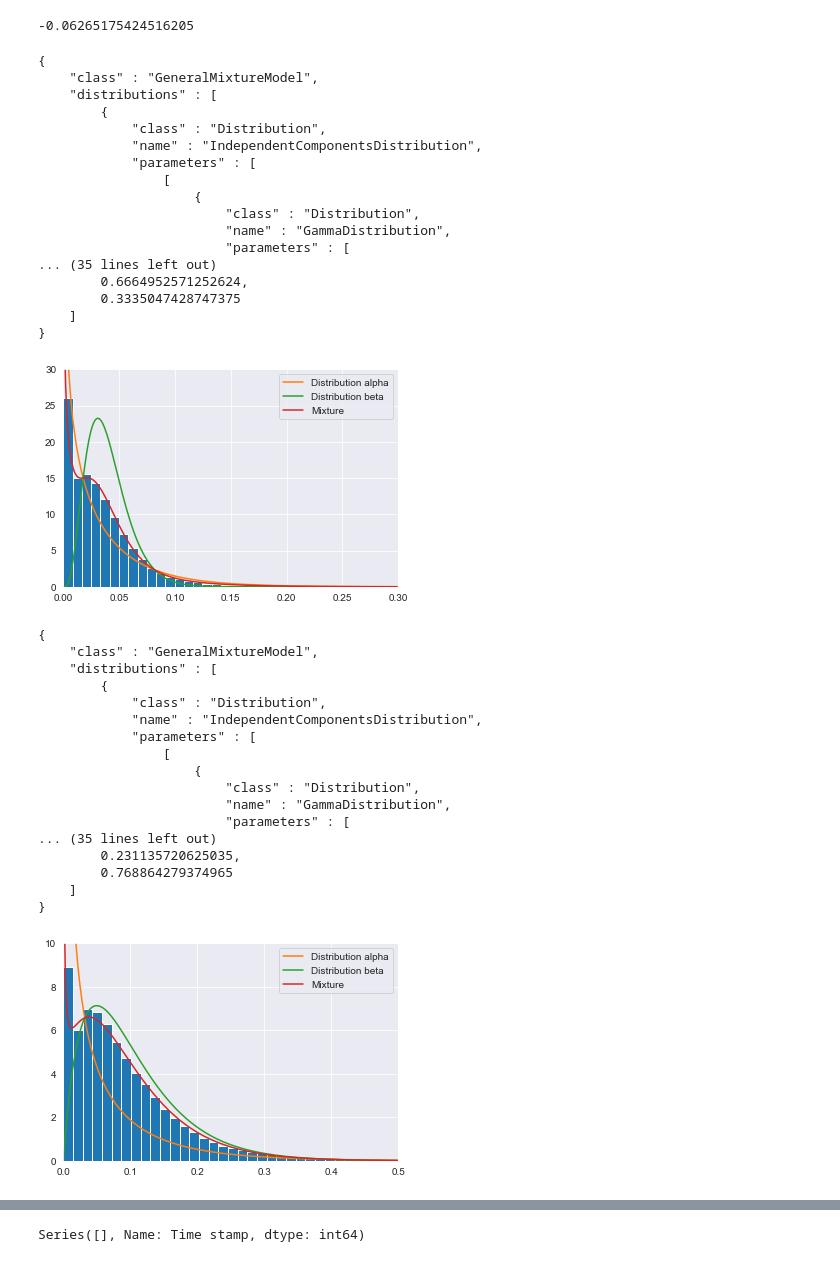
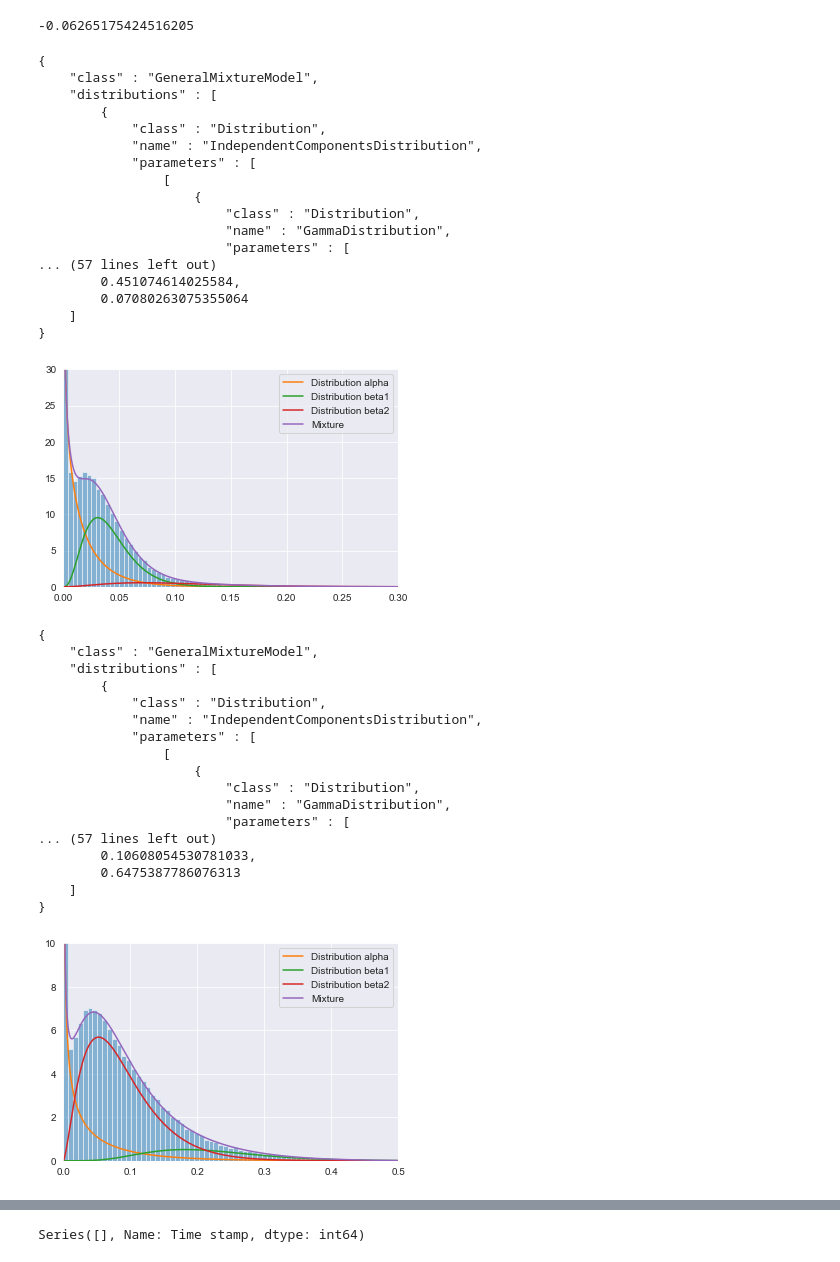
Before and after one commit to HarmoniaLeo/prophesee-automotive-dataset-toolbox, a Jupyter notebook: experiments.ipynb, the cells around one changed output, grey strips where cells are left out. Drawn from its saved outputs; the diff is of its cells as text; code cells hidden in the pictures.

```diff
--- a/experiments.ipynb
+++ b/experiments.ipynb
@@ -170,7 +182,7 @@ den_ineff = den_all[["Density ineffective"]][(den_all["type"]==0)]+1e-8
 from pomegranate import *
 
 np.random.seed(0)
-model = GeneralMixtureModel.from_samples([GammaDistribution], 2, den_ineff)
+model = GeneralMixtureModel.from_samples([GammaDistribution], 3, den_ineff)
 model
 # %% [output]
 {
@@ -185,16 +197,17 @@ model
                         "class" : "Distribution",
                         "name" : "GammaDistribution",
                         "parameters" : [
-... (35 lines left out)
-        0.6664952571252624,
-        0.3335047428747375
+... (57 lines left out)
+        0.451074614025584,
+        0.07080263075355064
     ]
 }
 # %%
-plt.hist(den_ineff, bins=50, density=True, stacked=True)
+plt.hist(den_ineff, bins=100, density=True, stacked=True, alpha=0.5)
 x = np.arange(0,0.3,0.001)
-sns.lineplot(x, model.distributions[0].probability(x[:,None]), label="Distribution alpha")
-sns.lineplot(x, model.distributions[1].probability(x[:,None]), label="Distribution beta")
+sns.lineplot(x, 0.47812275522086534 * model.distributions[0].probability(x[:,None]), label="Distribution alpha")
+sns.lineplot(x, 0.451074614025584 * model.distributions[1].probability(x[:,None]), label="Distribution beta1")
+sns.lineplot(x, 0.07080263075355064 * model.distributions[2].probability(x[:,None]), label="Distribution beta2")
 sns.lineplot(x, model.probability(x[:,None]), label="Mixture")
 # sns.lineplot(den_eff, model3.distributions[0].probability(den_eff), label="Distribution 1")
 # sns.lineplot(den_eff, model3.distributions[1].probability(den_eff), label="Distribution 2")
@@ -204,12 +217,12 @@ plt.ylim((0,30))
 plt.xlim((0,0.3))
 plt.show()
 # %% [output]
-[figure, old version]
+[figure, new version]
 # %%
 den_eff = den_all[["Density effective"]][(den_all["type"]==0)]+1e-8
 # %%
 np.random.seed(0)
-model3 = GeneralMixtureModel.from_samples([GammaDistribution], 2, den_eff)
+model3 = GeneralMixtureModel.from_samples([GammaDistribution], 3, den_eff)
 model3
 # %% [output]
 {
@@ -224,24 +237,25 @@ model3
                         "class" : "Distribution",
                         "name" : "GammaDistribution",
                         "parameters" : [
-... (35 lines left out)
-        0.231135720625035,
-        0.768864279374965
+... (57 lines left out)
+        0.10608054530781033,
+        0.6475387786076313
     ]
 }
 # %%
-plt.hist(den_eff, bins=50, density=True, stacked=True)
+plt.hist(den_eff, bins=100, density=True, stacked=True, alpha = 0.5)
 x = np.arange(0,0.5,0.001)
-sns.lineplot(x, model3.distributions[0].probability(x[:,None]), label="Distribution alpha")
-sns.lineplot(x, model3.distributions[1].probability(x[:,None]), label="Distribution beta")
+sns.lineplot(x, 0.2463806760845583 * model3.distributions[0].probability(x[:,None]), label="Distribution alpha")
+sns.lineplot(x, 0.10608054530781033 * model3.distributions[1].probability(x[:,None]), label="Distribution beta1")
+sns.lineplot(x, 0.6475387786076313 * model3.distributions[2].probability(x[:,None]), label="Distribution beta2")
 sns.lineplot(x, model3.probability(x[:,None]), label="Mixture")
 # sns.lineplot(den_eff, model3.distributions[0].probability(den_eff), label="Distribution 1")
 # sns.lineplot(den_eff, model3.distributions[1].probability(den_eff), label="Distribution 2")
 # sns.lineplot(den_eff, model3.probability(den_eff), label="Mixture")
 plt.legend()
 plt.ylim((0,10))
 plt.xlim((0,0.5))
 plt.show()
 # %% [output]
-[figure, old version]
+[figure, new version]
 # %%
```
Also changed, not shown: parts of 21 cells of this notebook, 4 other files.
